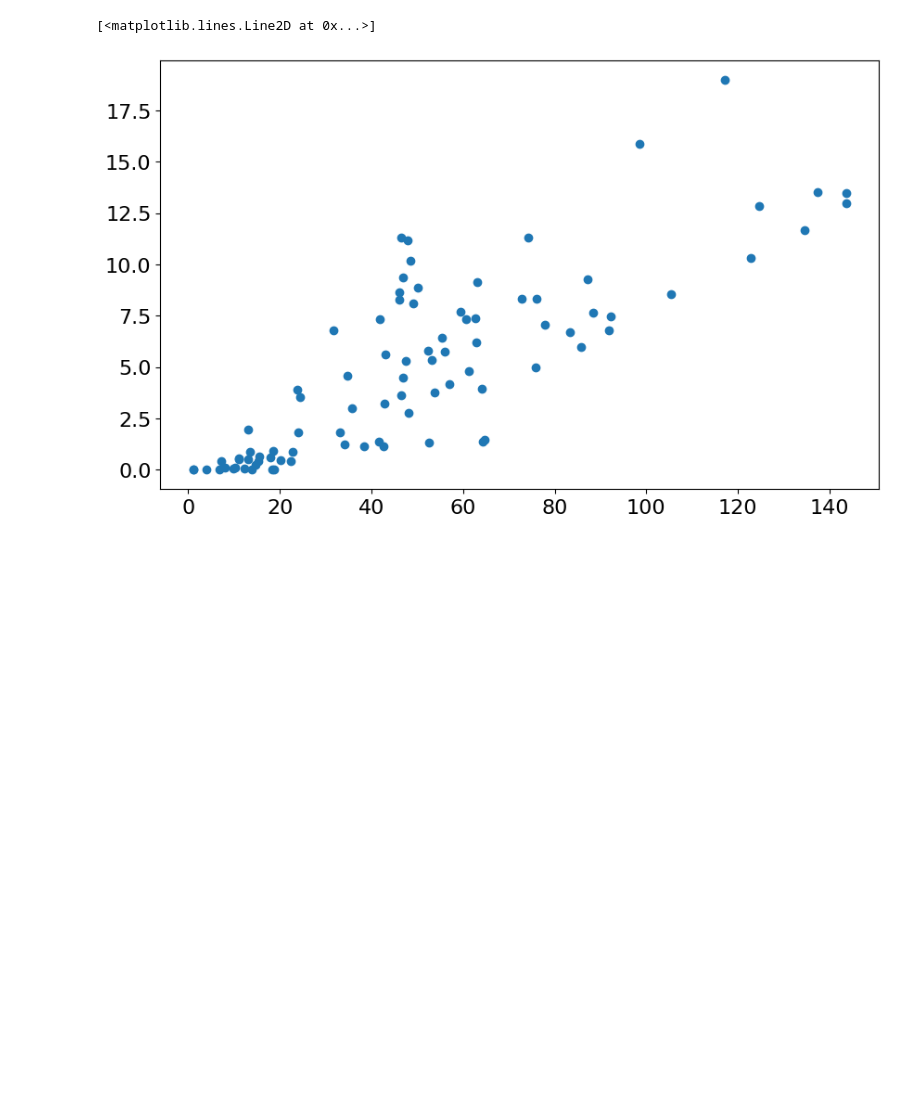
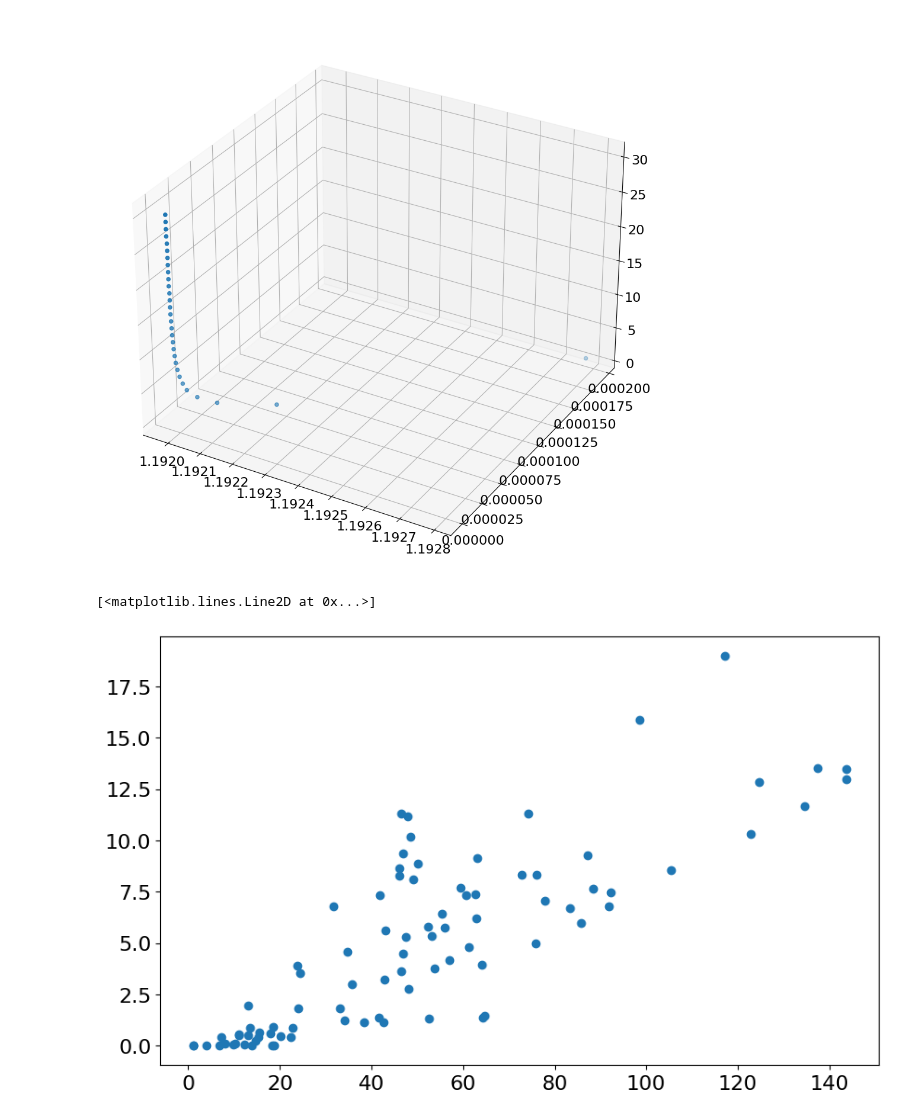
Before and after one commit to schreiber-lab/reflectorch, a Jupyter notebook: notebooks/training_vh.ipynb, the cells around one changed output. Drawn from its saved outputs; the diff is of its cells as text; code cells hidden in the pictures; blank space fills up the shorter version.

```diff
--- a/notebooks/training_vh.ipynb
+++ b/notebooks/training_vh.ipynb
@@ -37,0 +22,12 @@ X-ray scattering length density for 1.5418 Ang
+# %%
+elements = ("H","He","Li","Be","B","C","N","O","F","Ne","Na","Mg","Al","Si","P","S","Cl","Ar","K","Ca","Sc","Ti","V","Cr","Mn","Fe","Co","Ni","Cu","Zn","Ga","Ge","As","Se","Br","Kr","Rb","Sr","Y","Zr","Nb","Mo","Tc","Ru","Rh","Pd","Ag","Cd","In","Sn","Sb","Te","I","Xe","Cs","Ba","La","Ce","Pr","Nd","Pm","Sm","Eu","Gd","Tb","Dy","Ho","Er","Tm","Yb","Lu","Hf","Ta","W","Re","Os","Ir","Pt","Au","Hg","Tl","Pb","Bi","Po","Th","Pa","U")
+energy = np.linspace(1,30,30)
+all_slds = np.zeros((87,30,2))
+
+for i in np.arange(87):
+    for j in np.arange(30):
+        all_slds[i,j] = xsf.xray_sld(elements[i], density=None, natural_density=None,energy= energy[j])
+
+a = all_slds[0]
+print(all_slds[0])
+print(a[:,0])
@@ -37,0 +52,13 @@ X-ray scattering length density for 1.5418 Ang
+# %%
+element = elements.index("H")
+slds_ele = all_slds[element]
+slds_rl = slds_ele[:,0]
+slds_im = slds_ele[:,1]
+
+
+fig = plt.figure(figsize=(12, 12))
+ax = fig.add_subplot(projection='3d')
+ax.scatter(slds_rl, slds_im, energy)
+plt.show()
+# %% [output]
+[figure, added]
```
Also changed, not shown: parts of 19 cells of this notebook.
